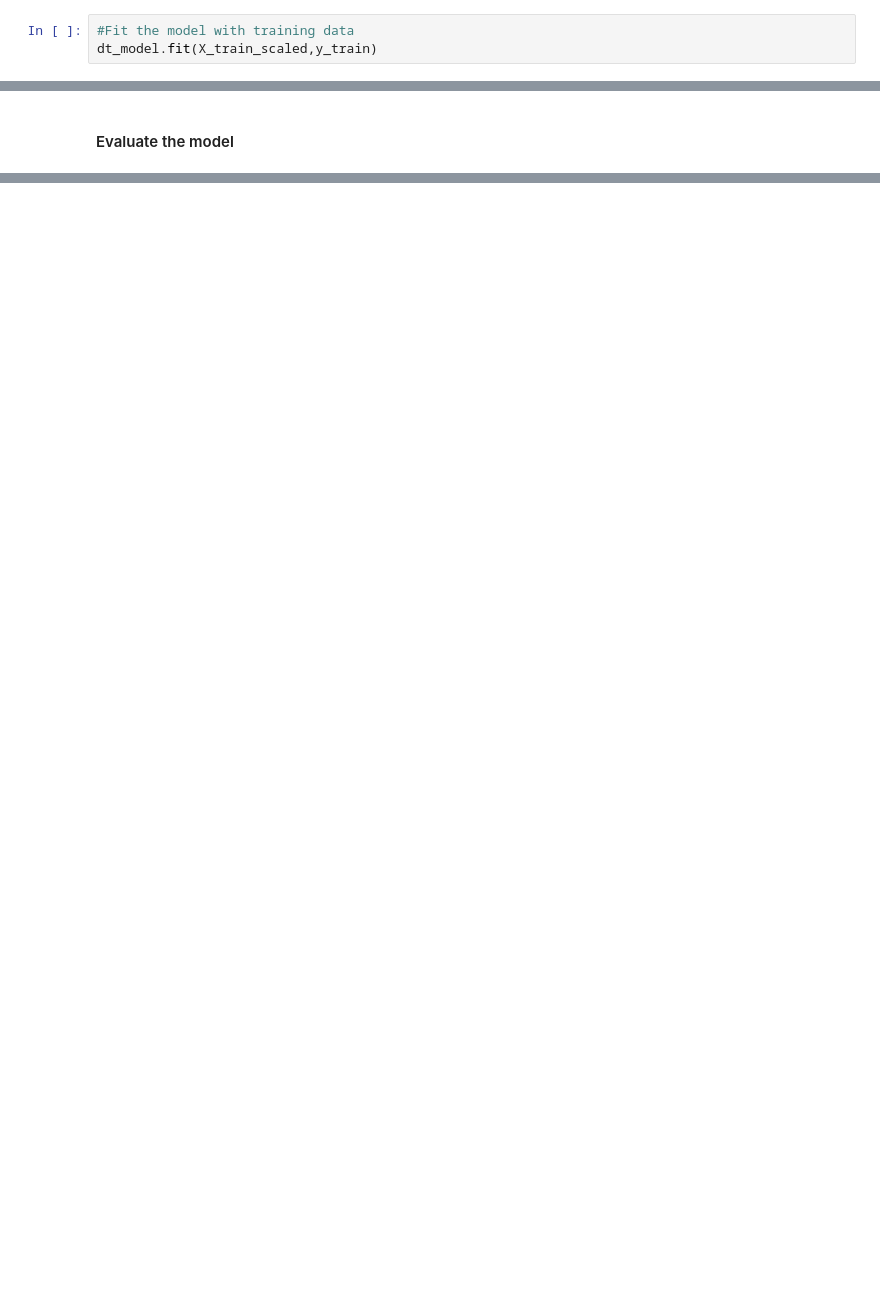
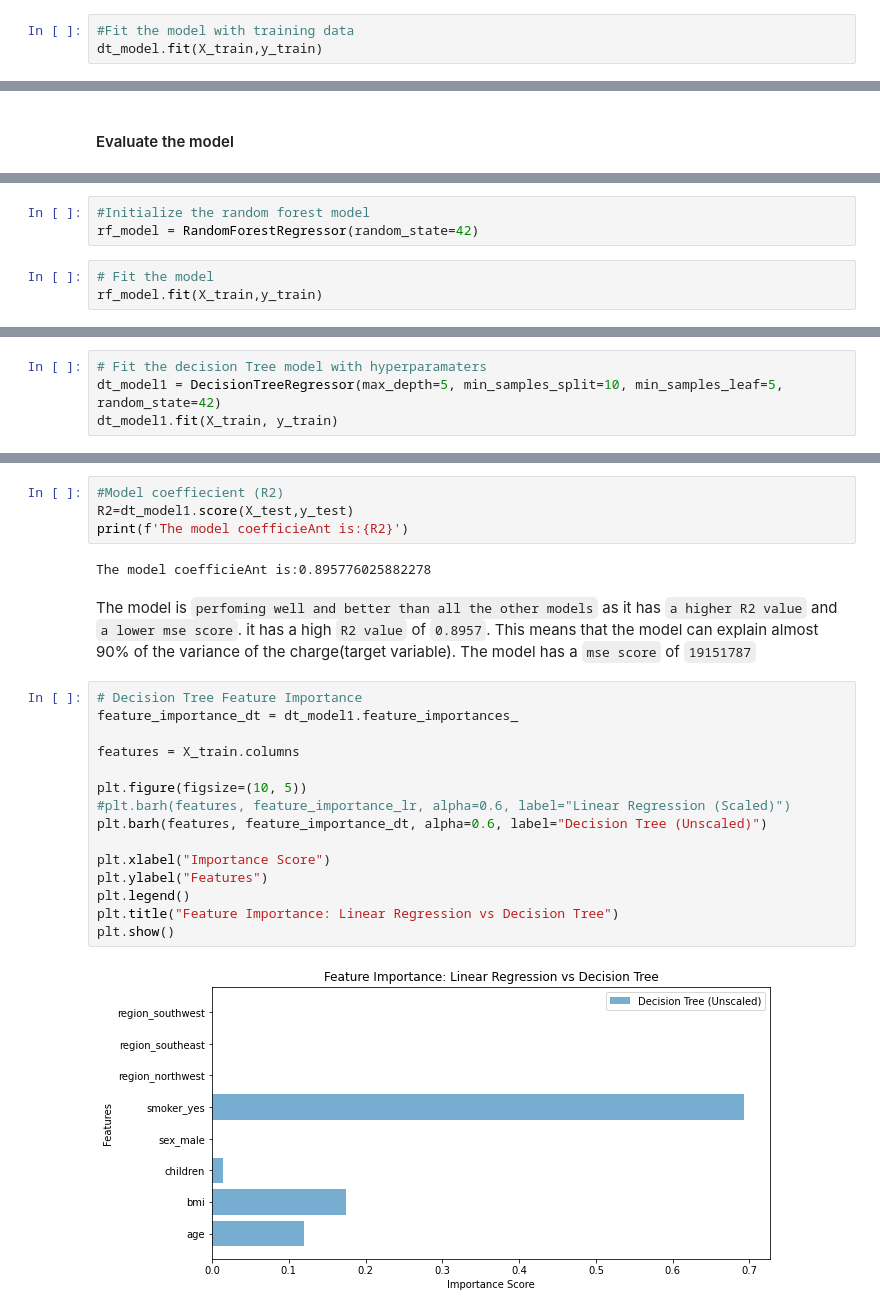
Before and after one commit to Masinde10/Insurance, a Jupyter notebook: Insurance.ipynb, the cells around one changed output, grey strips where cells are left out. Drawn from its saved outputs; the diff is of its cells as text; blank space fills up the shorter version.

Commit message:
Final model

```diff
--- a/Insurance.ipynb
+++ b/Insurance.ipynb
@@ -342,7 +342,7 @@ Notes:
 dt_model = DecisionTreeRegressor(max_depth=5,random_state=42)
 # %%
 #Fit the model with training data
-dt_model.fit(X_train_scaled,y_train)
+dt_model.fit(X_train,y_train)
 # %% [output]
 DecisionTreeRegressor(max_depth=5, random_state=42)
 # %%
@@ -368,0 +371,6 @@ The model is `perfoming well and better than the baseline model` as it has `a hi
+# %%
+#Initialize the random forest model
+rf_model = RandomForestRegressor(random_state=42)
+# %%
+# Fit the model
+rf_model.fit(X_train,y_train)
@@ -368,0 +402,4 @@ The model is `perfoming well and better than the baseline model` as it has `a hi
+# %%
+# Fit the decision Tree model with hyperparamaters
+dt_model1 = DecisionTreeRegressor(max_depth=5, min_samples_split=10, min_samples_leaf=5, random_state=42)
+dt_model1.fit(X_train, y_train)
@@ -368,0 +421,25 @@ The model is `perfoming well and better than the baseline model` as it has `a hi
+# %%
+#Model coeffiecient (R2)
+R2=dt_model1.score(X_test,y_test)
+print(f'The model coefficieAnt is:{R2}')
+# %% [output]
+The model coefficieAnt is:0.895776025882278
+# %% [markdown]
+The model is `perfoming well and better than all the other models` as it has `a higher R2 value` and `a lower mse score`. it has a high `R2 value` of `0.8957`. This means that the model can explain almost 90% of the variance of the charge(target variable). The model has a `mse score` of `19151787`
+# %%
+# Decision Tree Feature Importance
+feature_importance_dt = dt_model1.feature_importances_
+
+features = X_train.columns
+
+plt.figure(figsize=(10, 5))
+#plt.barh(features, feature_importance_lr, alpha=0.6, label="Linear Regression (Scaled)")
+plt.barh(features, feature_importance_dt, alpha=0.6, label="Decision Tree (Unscaled)")
+
+plt.xlabel("Importance Score")
+plt.ylabel("Features")
+plt.legend()
+plt.title("Feature Importance: Linear Regression vs Decision Tree")
+plt.show()
+# %% [output]
+[figure, added]
```
Also changed, not shown: parts of 28 cells of this notebook.
